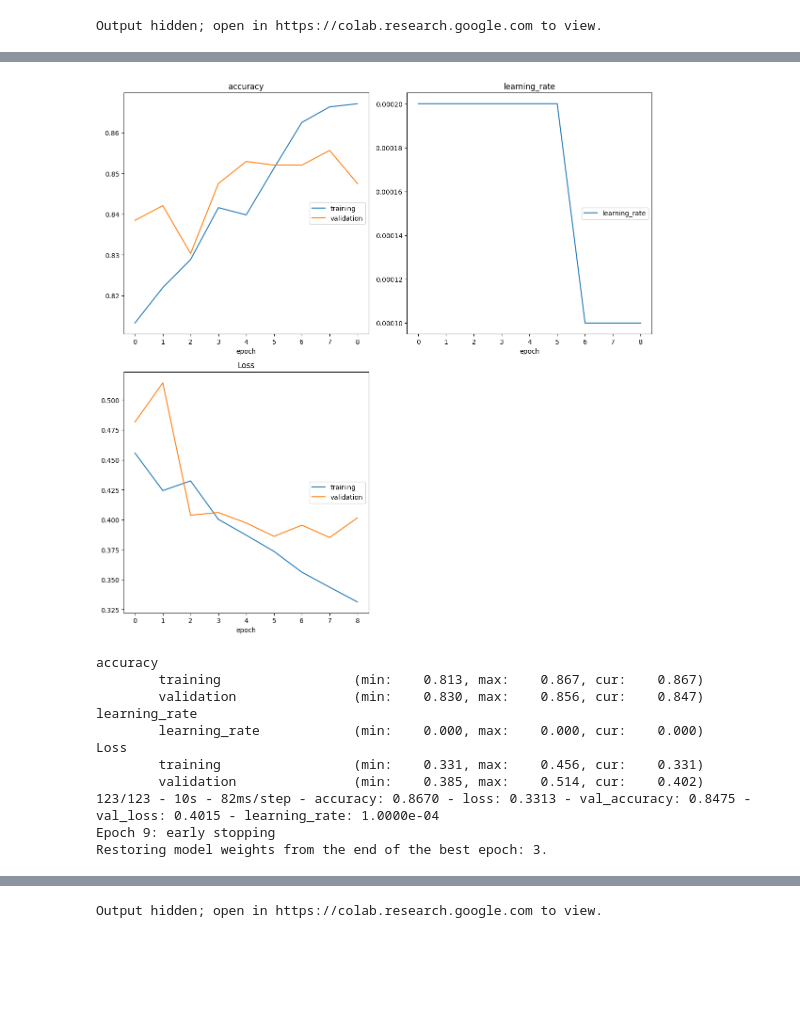
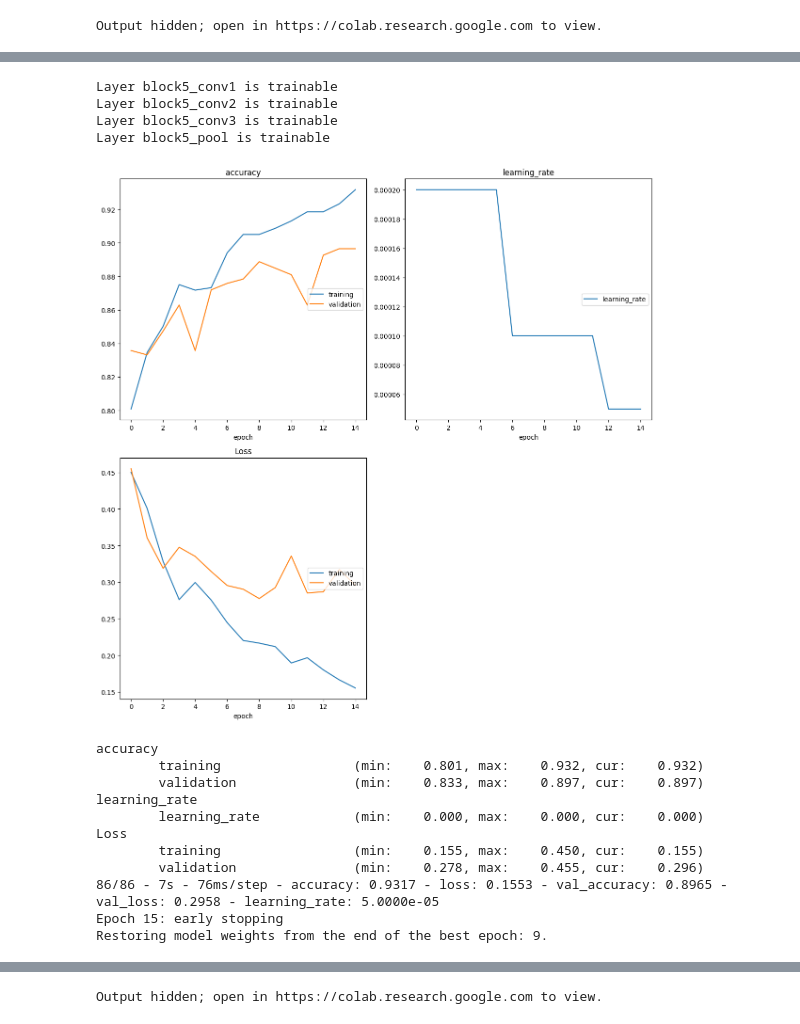
Before and after one commit to rachelemason/CAFO-AI, a Jupyter notebook: trainCNN.ipynb, the cells around one changed output, grey strips where cells are left out. Drawn from its saved outputs; the diff is of its cells as text; code cells hidden in the pictures; blank space fills up the shorter version.

```diff
--- a/trainCNN.ipynb
+++ b/trainCNN.ipynb
@@ -306,31 +305,47 @@ mc = ModelCheckpoint(
 
 # Reset the plots
 pl = PlotLossesCallback()
-
-# Uncomment if this fine-tuning step is interrupted and restarted
-# Otherwise fitting will presumably continue with most recent weights
-#weights_file = '/content/drive/MyDrive/CAFO_models/VGG16_step1.keras'
-#model.load_weights(weights_file)
-
-# Fit the model
-ft_history = model.fit(
-                    train_datagen.flow(X_train, y_train, batch_size=32),
-                    validation_data=val_datagen.flow(X_val, y_val, batch_size=32),
-                    epochs=70, #base epochs + fine-tuning ones?
-                    callbacks=[lr, mc, es, pl],
-                    verbose=2
-                    )
 # %% [output]
-[figure, removed]
-accuracy
-        training                 (min:    0.813, max:    0.867, cur:    0.867)
-        validation               (min:    0.830, max:    0.856, cur:    0.847)
-learning_rate
-        learning_rate            (min:    0.000, max:    0.000, cur:    0.000)
-Loss
-        training                 (min:    0.331, max:    0.456, cur:    0.331)
-        validation               (min:    0.385, max:    0.514, cur:    0.402)
-123/123 - 10s - 82ms/step - accuracy: 0.8670 - loss: 0.3313 - val_accuracy: 0.8475 - val_loss: 0.4015 - learning_rate: 1.0000e-04
-Epoch 9: early stopping
-Restoring model weights from the end of the best epoch: 3.
+Layer block5_conv1 is trainable
+Layer block5_conv2 is trainable
+Layer block5_conv3 is trainable
+Layer block5_pool is trainable
+# %%
+
+weights_file = None#'/content/drive/MyDrive/CAFO_models/VGG16_step2.keras'
+
+if weights_file is not None:
+  # Skip fine-tuning and proceed to examine results from existing fine-tuned
+  # model
+  print(f'Loading weights from {weights_file}')
+  model.load_weights(weights_file) #load weights or whole model?
+
+else:
+
+  # Uncomment if this fine-tuning step is interrupted and restarted
+  # Otherwise I'm not sure where fitting will start from
+  #weights_file = '/content/drive/MyDrive/CAFO_models/VGG16_step1.keras'
+  #model.load_weights(weights_file)
+
+  # Fit the model
+  ft_history = model.fit(
+                    train_datagen.flow(X_train, y_train, batch_size=32),
+                    validation_data=val_datagen.flow(X_val, y_val, batch_size=32),
+                    epochs=70, #base epochs + fine-tuning ones?
+                    callbacks=[lr, mc, es, pl],
+                    verbose=2
+                    )
+# %% [output]
+[figure, added]
+accuracy
+        training                 (min:    0.801, max:    0.932, cur:    0.932)
+        validation               (min:    0.833, max:    0.897, cur:    0.897)
+learning_rate
+        learning_rate            (min:    0.000, max:    0.000, cur:    0.000)
+Loss
+        training                 (min:    0.155, max:    0.450, cur:    0.155)
+        validation               (min:    0.278, max:    0.455, cur:    0.296)
+86/86 - 7s - 76ms/step - accuracy: 0.9317 - loss: 0.1553 - val_accuracy: 0.8965 - val_loss: 0.2958 - learning_rate: 5.0000e-05
+Epoch 15: early stopping
+Restoring model weights from the end of the best epoch: 9.
 # %%
```
Also changed, not shown: parts of 16 cells of this notebook, 1 other file.
